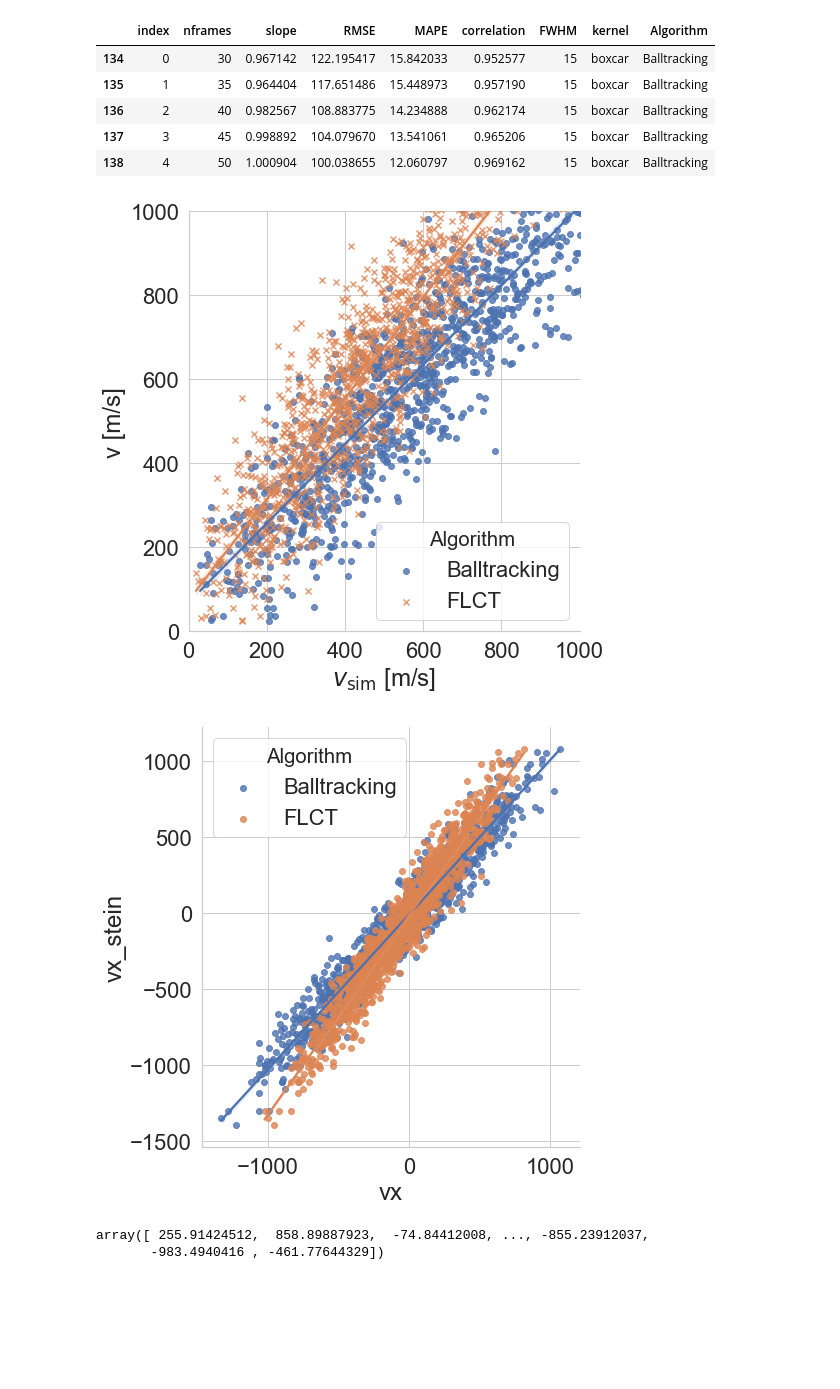
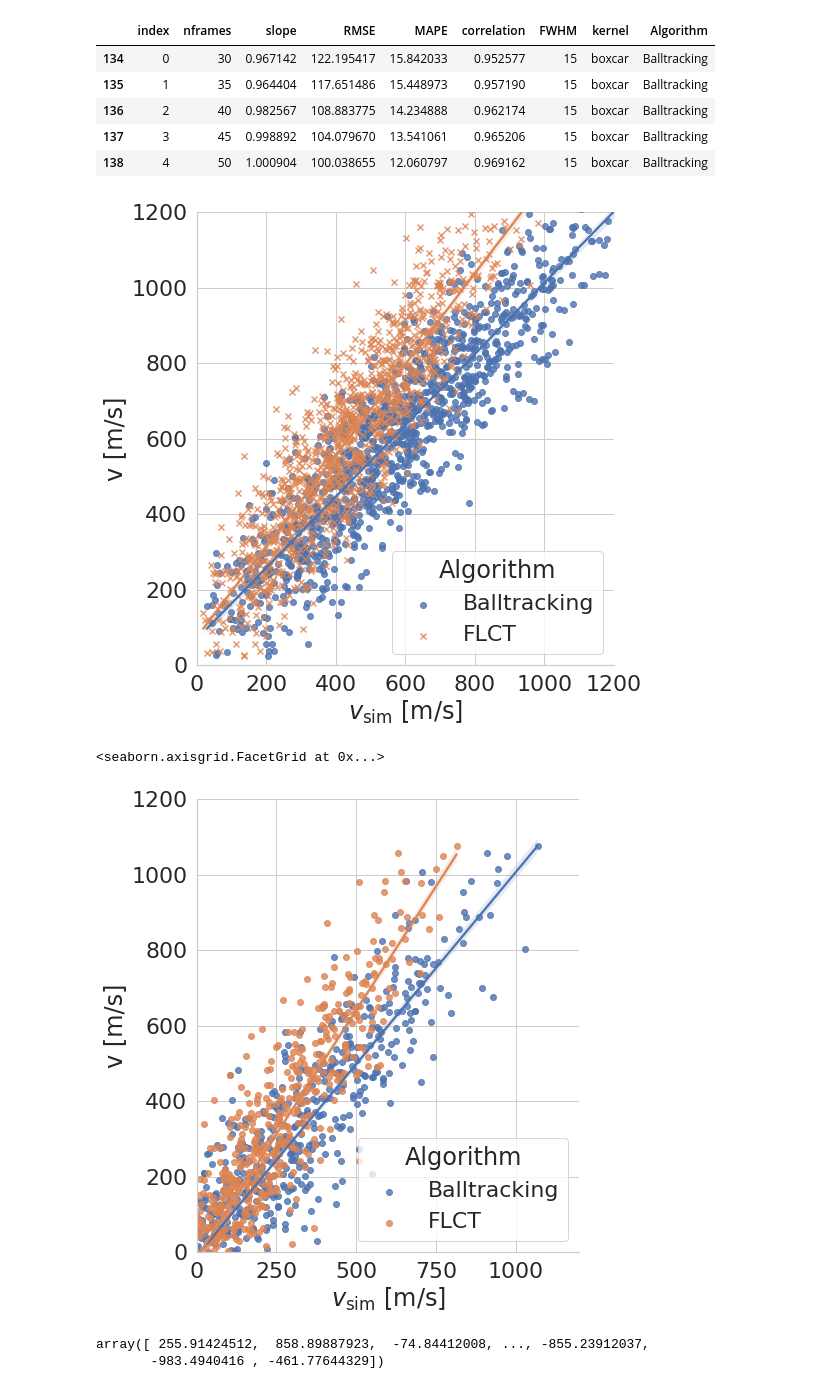
Before and after one commit to raphael-attie/sunflower, a Jupyter notebook: Comparisons/DeepVelU_FLCT_Balltracking.ipynb, the cells around one changed output. Drawn from its saved outputs; the diff is of its cells as text; code cells hidden in the pictures; blank space fills up the shorter version.

Commit message:
back at the Balltracking-FLCT-DeepvelU comparison

```diff
--- a/Comparisons/DeepVelU_FLCT_Balltracking.ipynb
+++ b/Comparisons/DeepVelU_FLCT_Balltracking.ipynb
@@ -1,6 +1,9 @@
 # %%
+import os, glob, sys
+module_path = os.path.abspath('..')
+if module_path not in sys.path:
+    sys.path.append(module_path)
 import balltracking.balltrack as blt
-import os, glob
 import fitsio
 from scipy.ndimage.filters import gaussian_filter
 from scipy.signal import convolve2d
@@ -15,11 +18,12 @@ from pathlib import Path, PurePath
 from IPython.display import display
 import time
 import pandas as pd
+import seaborn as sns
 
 
-matplotlib.rcParams.update({'font.size': 12})
-matplotlib.rcParams.update({'xtick.labelsize': 12, 'ytick.labelsize': 12})
-matplotlib.rcParams.update({'axes.labelsize': 12})
+matplotlib.rcParams.update({'font.size': 16})
+# matplotlib.rcParams.update({'xtick.labelsize': 12, 'ytick.labelsize': 12})
+# matplotlib.rcParams.update({'axes.labelsize': 12})
 pd.options.display.max_columns = None
 # %%
 def load_vel_mean(v_files, trange):
@@ -70,8 +74,8 @@ def calc_c_pearson(vx1, vx2, vy1, vy2, fov=None):
     c_pearson = np.sum(vx1f*vx2f + vy1f*vy2f) / np.sqrt(np.sum(vx1f**2 + vy1f**2)*np.sum(vx2f**2 + vy2f**2))
     return c_pearson
 # %%
-datadir = os.path.join(os.environ['DATA'], 'Ben/SteinSDO')
-outputdir = os.path.join(datadir, 'comparisons')
+datadir = Path(os.environ['DATA'], 'Ben', 'SteinSDO')
+outputdir = Path(datadir, 'comparisons')
 
 u = 368000 / 60
 
@@ -96,8 +100,8 @@ number of time-averaged flow maps:  67
 ### Load Stein simulation data
 # %%
 # Load Stein data
-svx_files = sorted(glob.glob(os.path.join(datadir,'SDO_vx*.fits')))
-svy_files = sorted(glob.glob(os.path.join(datadir,'SDO_vy*.fits')))
+svx_files = sorted(datadir.rglob('SDO_vx*.fits'))
+svy_files = sorted(datadir.rglob('SDO_vy*.fits'))
 v_stein_l = [load_vel_mean((svx_files, svy_files), trange) for trange in tranges]
 # smooth the Stein velocities
 v_stein_sm = [[smooth_vel(v, fwhm, kernel=kernel) for v in v_stein_l] for fwhm in fwhms]
@@ -189,9 +193,9 @@ display(caldf2.head())
 ### FLCT data
 # %%
 # Load fits files
-datadir_flct = os.path.expanduser('~/Data/Ben/SteinSDO/FLCT_Raphael/output_FLCT_sigma4')
-fvx_files = sorted((glob.glob(os.path.join(datadir_flct, 'FLCT_vx*.fits'))))
-fvy_files = sorted((glob.glob(os.path.join(datadir_flct, 'FLCT_vy*.fits'))))
+datadir_flct = Path(os.environ['DATA'], 'Ben/SteinSDO/FLCT_Raphael/output_FLCT_sigma4')
+fvx_files = sorted(datadir_flct.rglob('FLCT_vx*.fits'))
+fvy_files = sorted(datadir_flct.rglob('FLCT_vy*.fits'))
 # %%
 # Average over time
 fvs = [load_vel_mean((fvx_files, fvy_files), trange) for trange in tranges]
@@ -279,15 +282,16 @@ sns.set_style('whitegrid')
 %matplotlib inline
 # %%
 g = sns.lmplot(data=df1.query("nframes == 190 & FWHM==7"), x='vmag', y='vmag_stein', hue='Algorithm', markers=["o", "x"], height=7, legend_out=False)
-g.set(xlim=[0, 1000], ylim=[0, 1000], xlabel=r'$v_{\mathrm{sim}}$ [m/s]', ylabel='v [m/s]');
+g.set(xlim=[0, 1200], ylim=[0, 1200], xlabel=r'$v_{\mathrm{sim}}$ [m/s]', ylabel='v [m/s]');
 #plt.savefig(PurePath(outputdir, 'scatter_fit_FLCT_Balltracking.png'))
 # %% [output]
-[figure, old version]
+[figure, new version]
 # %%
 g = sns.lmplot(data=df1.query("nframes == 190 & FWHM==7"), x='vx', y='vx_stein', hue='Algorithm', markers=["o", "o"], height=7, legend_out=False)
-#g.set(xlim=[0, 1200], ylim=[0, 1200], xlabel=r'$v_{\mathrm{sim}}$ [m/s]', ylabel='v [m/s]')
+g.set(xlim=[0, 1200], ylim=[0, 1200], xlabel=r'$v_{\mathrm{sim}}$ [m/s]', ylabel='v [m/s]')
 # %% [output]
+<seaborn.axisgrid.FacetGrid at 0x...>
-[figure, old version]
+[figure, new version]
 # %%
 df1.query("nframes == 190 & FWHM==7").vx_stein.values
 # %% [output]
```
Also changed, not shown: parts of 12 cells of this notebook, 6 other files.
